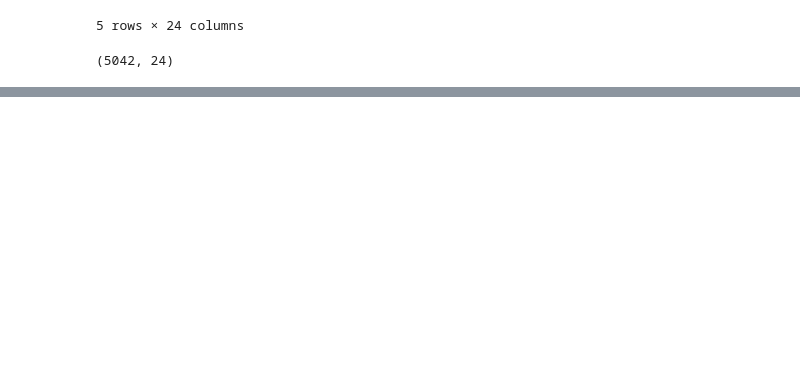
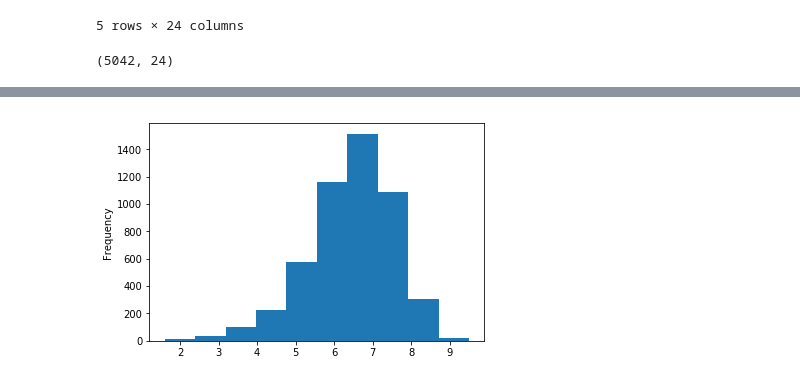
Before and after one commit to sajithbs/AnalyseMoviesDB, a Jupyter notebook: Movie_Excel_Analysis.ipynb, the cells around one changed output, grey strips where cells are left out. Cells and saved outputs as stored; diff of their text form; code cells hidden in the pictures; blank space fills up the shorter version.

```diff
--- a/Movie_Excel_Analysis.ipynb
+++ b/Movie_Excel_Analysis.ipynb
@@ -62,0 +104,6 @@ movies.shape
+# %%
+# Visualize the distrubution of dataset using histogram
+movies['IMDB Score'].plot(kind="hist")
+plt.show()
+# %% [output]
+[figure, added]
```
Also changed, not shown: parts of 27 cells of this notebook.
